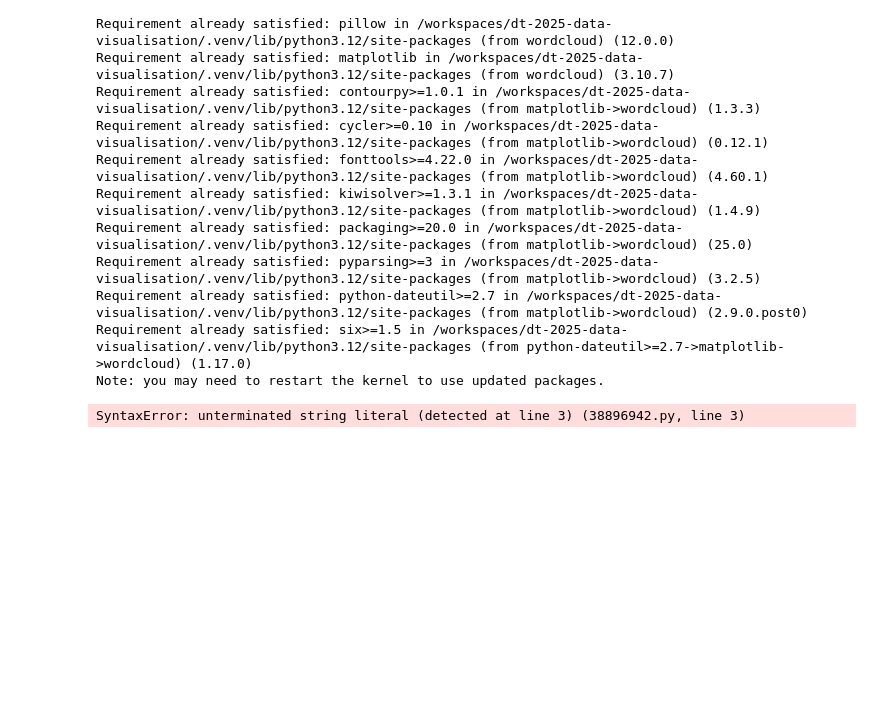
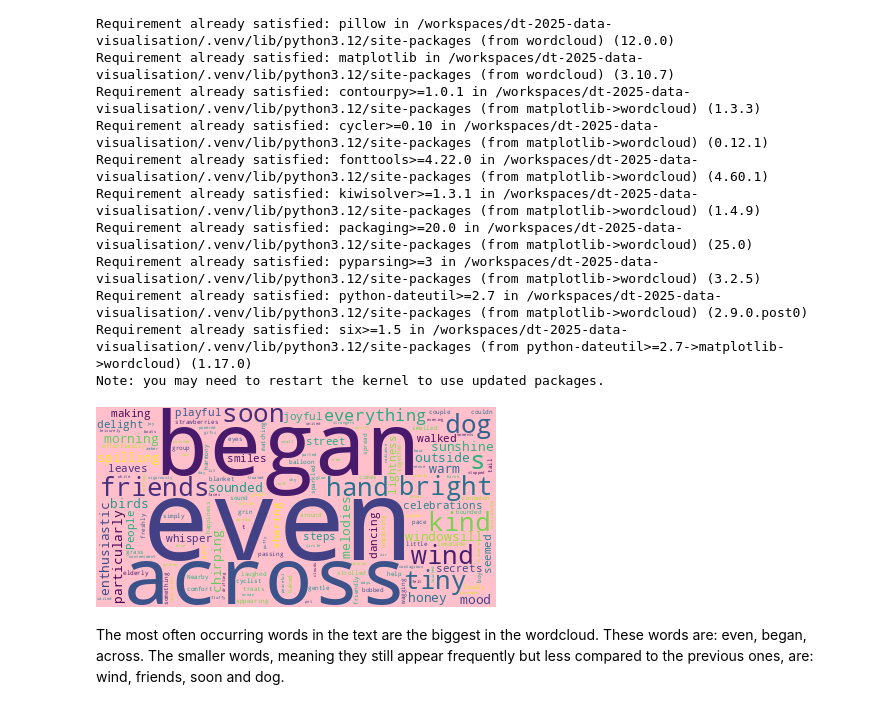
Before and after one commit to anettenuutmann/dt-2025-data-visualisation, a Jupyter notebook: notebooks/assignment/Homework Week 11.ipynb, the cells around one changed output. Drawn from its saved outputs; the diff is of its cells as text; code cells hidden in the pictures; blank space fills up the shorter version.

```diff
--- a/notebooks/assignment/Homework Week 11.ipynb
+++ b/notebooks/assignment/Homework Week 11.ipynb
@@ -51,12 +54,16 @@ Requirement already satisfied: python-dateutil>=2.7 in /workspaces/dt-2025-data-
 Requirement already satisfied: six>=1.5 in /workspaces/dt-2025-data-visualisation/.venv/lib/python3.12/site-packages (from python-dateutil>=2.7->matplotlib->wordcloud) (1.17.0)
 Note: you may need to restart the kernel to use updated packages.
 # %%
+from wordcloud import WordCloud
+
+wc = WordCloud
+
 import urllib.request #This one we use to work with URLs
 
-text= urllib.request.urlopen("").read().decode("utf-8")
+text= urllib.request.urlopen("https://raw.githubusercontent.com/anettenuutmann/dt-2025-data-visualisation/refs/heads/codespace-jubilant-orbit-gr97595599x39g76/notebooks/assignment/sentences.txt").read().decode("utf-8")
 
-text[:50]
-
-WordCloud().generate_from_text(text).to_image()
+WordCloud(background_color="pink").generate_from_text(text).to_image()
 # %% [output]
-SyntaxError: unterminated string literal (detected at line 3) (38896942.py, line 3)
+[figure, added]
+# %% [markdown]
+The most often occurring words in the text are the biggest in the wordcloud. These words are: even, began, across. The smaller words, meaning they still appear frequently but less compared to the previous ones, are: wind, friends, soon and dog.
```
Also changed, not shown: parts of 3 cells of this notebook.
